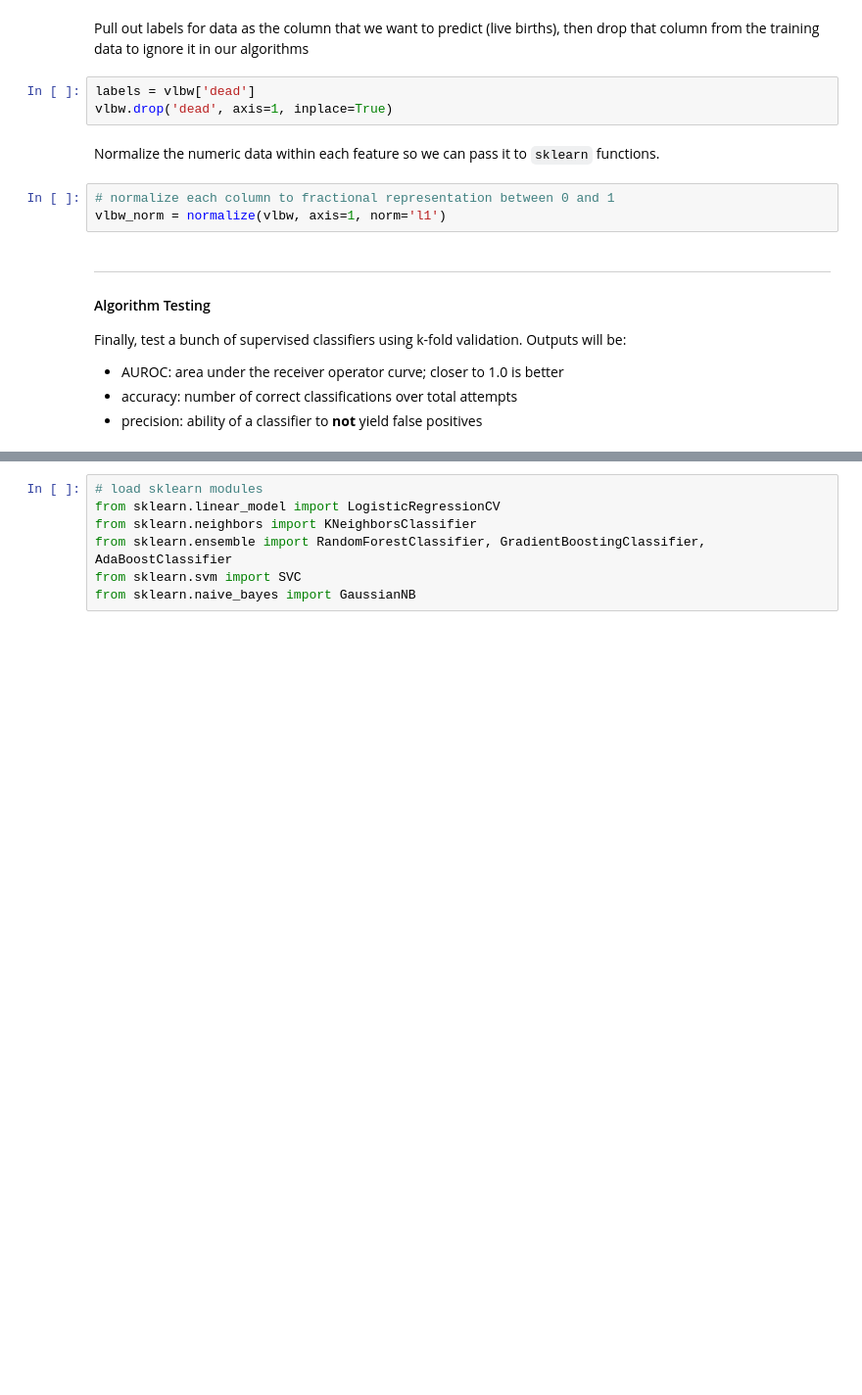
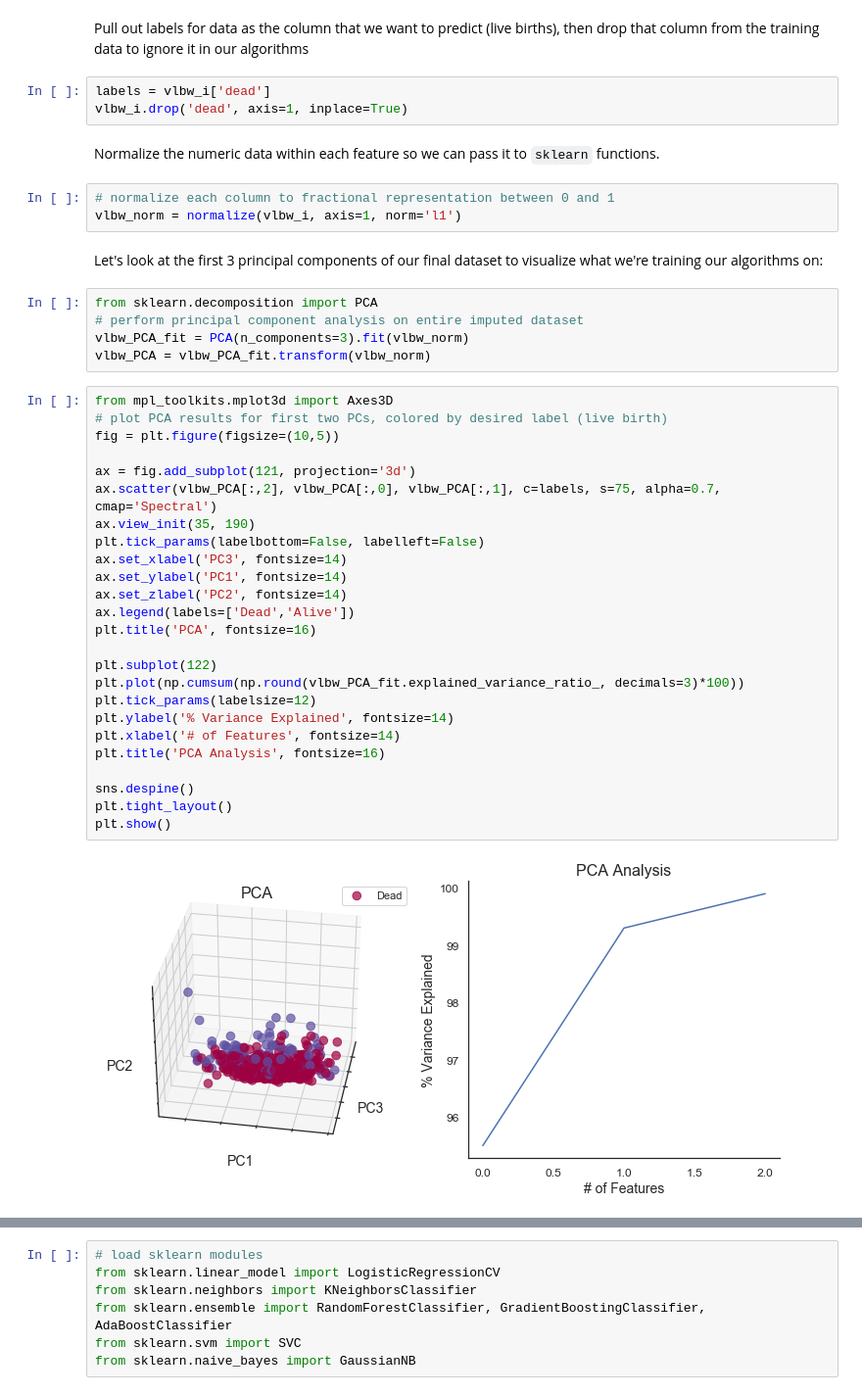
Before and after one commit to codyheiser/canb-ML, a Jupyter notebook: training_presentation.ipynb, the cells around one changed output, grey strips where cells are left out. Shown: that part at 98% size. Drawn from its saved outputs; the diff is of its cells as text; blank space fills up the shorter version.

Commit message:
final classifier choice/params for project. finished presentation notebook.

```diff
--- a/training_presentation.ipynb
+++ b/training_presentation.ipynb
@@ -295,17 +313,44 @@ Cool beans. Now we can start feeding this training set into some algorithms.
 # %% [markdown]
 Pull out labels for data as the column that we want to predict (live births), then drop that column from the training data to ignore it in our algorithms
 # %%
-labels = vlbw['dead']
-vlbw.drop('dead', axis=1, inplace=True)
+labels = vlbw_i['dead']
+vlbw_i.drop('dead', axis=1, inplace=True)
 # %% [markdown]
 Normalize the numeric data within each feature so we can pass it to `sklearn` functions.
 # %%
 # normalize each column to fractional representation between 0 and 1
-vlbw_norm = normalize(vlbw, axis=1, norm='l1')
+vlbw_norm = normalize(vlbw_i, axis=1, norm='l1')
-# %% [markdown]
----
-#### Algorithm Testing
-Finally, test a bunch of supervised classifiers using k-fold validation. Outputs will be:
-* AUROC: area under the receiver operator curve; closer to 1.0 is better
-* accuracy: number of correct classifications over total attempts
-* precision: ability of a classifier to __not__ yield false positives
+# %% [markdown]
+Let's look at the first 3 principal components of our final dataset to visualize what we're training our algorithms on:
+# %%
+from sklearn.decomposition import PCA
+# perform principal component analysis on entire imputed dataset
+vlbw_PCA_fit = PCA(n_components=3).fit(vlbw_norm)
+vlbw_PCA = vlbw_PCA_fit.transform(vlbw_norm)
+# %%
+from mpl_toolkits.mplot3d import Axes3D
+# plot PCA results for first two PCs, colored by desired label (live birth)
+fig = plt.figure(figsize=(10,5))
+
+ax = fig.add_subplot(121, projection='3d')
+ax.scatter(vlbw_PCA[:,2], vlbw_PCA[:,0], vlbw_PCA[:,1], c=labels, s=75, alpha=0.7, cmap='Spectral')
+ax.view_init(35, 190)
+plt.tick_params(labelbottom=False, labelleft=False)
+ax.set_xlabel('PC3', fontsize=14)
+ax.set_ylabel('PC1', fontsize=14)
+ax.set_zlabel('PC2', fontsize=14)
+ax.legend(labels=['Dead','Alive'])
+plt.title('PCA', fontsize=16)
+
+plt.subplot(122)
+plt.plot(np.cumsum(np.round(vlbw_PCA_fit.explained_variance_ratio_, decimals=3)*100))
+plt.tick_params(labelsize=12)
+plt.ylabel('% Variance Explained', fontsize=14)
+plt.xlabel('# of Features', fontsize=14)
+plt.title('PCA Analysis', fontsize=16)
+
+sns.despine()
+plt.tight_layout()
+plt.show()
+# %% [output]
+[figure, added]
```
Also changed, not shown: parts of 37 cells of this notebook, 2 other files.
